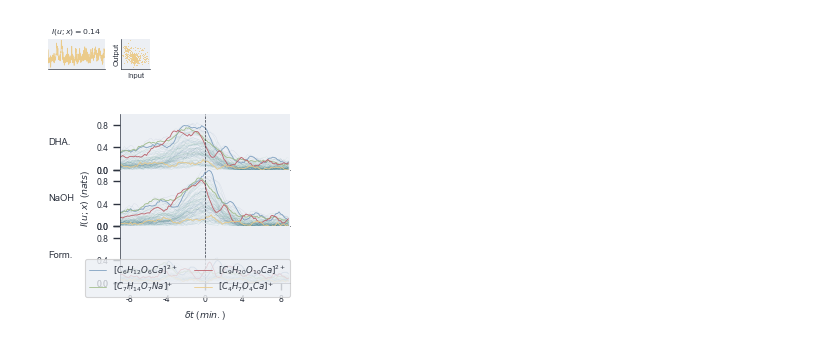
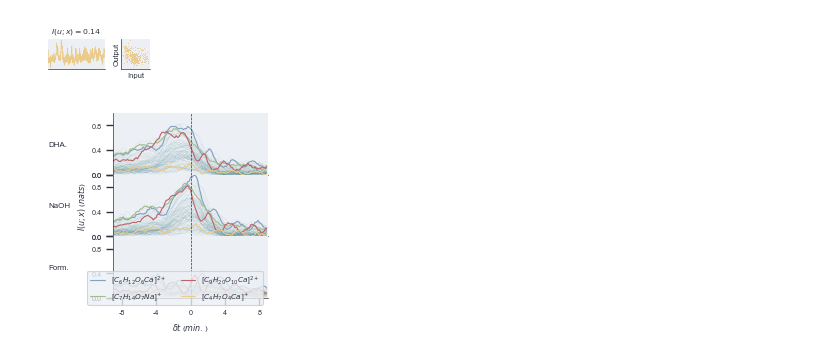
Before and after one commit to huckgroup/Formose_reservoir_computation, a Jupyter notebook: analysis/mutual_information.ipynb, the cells around one changed output. Cells and saved outputs as stored; diff of their text form; code cells hidden in the pictures.

Commit message:
adjust mutual information figure size

```diff
--- a/analysis/mutual_information.ipynb
+++ b/analysis/mutual_information.ipynb
@@ -253,50 +253,64 @@ df_dmi_lorenz_dha = pd.DataFrame(df_dmi_lorenz_dha, columns=X_lorenz_shift.colum
 df_dmi_lorenz_NaOH = pd.DataFrame(df_dmi_lorenz_NaOH, columns=X_lorenz_shift.columns, index= dt_range)
 df_dmi_lorenz_form = pd.DataFrame(df_dmi_lorenz_form, columns=X_lorenz_shift.columns, index= dt_range)
 # %%
+import seaborn as sns; sns.set_theme(style='ticks', context='paper', font_scale=0.6,
+rc={
+    "axes.linewidth": 0.5,
+    'axes.facecolor':'#eceff4',
+    'axes.edgecolor':'#2e3440',
+    'axes.labelcolor':'#2e3440',
+    'text.color': '#2e3440',
+    'xtick.color': '#2e3440',
+    'ytick.color': '#2e3440',
+    'font.family': 'Arial',
+    'svg.fonttype': 'none',
+    })
+sns.set_palette(nord_palette)
+
 with sns.color_palette("crest", n_colors=16):
 
-    fig, axes = plt.subplots(3, 1, figsize=(2.2,2.2),
+    fig, axes = plt.subplots(3, 1, figsize=(2.0,2.4),
     sharex=True, sharey=True)
     fig.subplots_adjust(hspace=0.0)
 
     axes[0].plot(dt_range, df_dmi_lorenz_dha.values[:, ~(df_dmi_lorenz_dha.values < 0.1).all(axis=0)], alpha=0.3, lw=0.1)
     axes[1].plot(dt_range, df_dmi_lorenz_NaOH.values[:, ~(df_dmi_lorenz_NaOH.values < 0.1).all(axis=0)], alpha=0.3, lw=0.1)
     axes[2].plot(dt_range, df_dmi_lorenz_form.values[:, ~(df_dmi_lorenz_form.values < 0.1).all(axis=0)], alpha=0.3, lw=0.1)
 
-    axes[0].plot(dt_range, df_dmi_lorenz_dha[["C6_Ca_I1"]].values, c='C7', label='C6_Ca_I1', lw=0.6)
-    axes[0].plot(dt_range, df_dmi_lorenz_dha[["C7_Na_I3"]].values, c='C3', label='C7_Na_I3', lw=0.6)
-    axes[0].plot(dt_range, df_dmi_lorenz_dha[["C9+H2O_Ca_2p_I2"]].values, c='C0', label='C9+H2O_Ca_2p_I2', lw=0.6)
-    axes[0].plot(dt_range, df_dmi_lorenz_dha[["C4_Ca_I1"]].values, c='C2', label='C4_Ca_I1', lw=0.6)
+    axes[0].plot(dt_range, df_dmi_lorenz_dha[["C6_Ca_I1"]].values, c='C7', label='C6_Ca_I1', lw=0.8)
+    axes[0].plot(dt_range, df_dmi_lorenz_dha[["C7_Na_I3"]].values, c='C3', label='C7_Na_I3', lw=0.8)
+    axes[0].plot(dt_range, df_dmi_lorenz_dha[["C9+H2O_Ca_2p_I2"]].values, c='C0', label='C9+H2O_Ca_2p_I2', lw=0.8)
+    axes[0].plot(dt_range, df_dmi_lorenz_dha[["C4_Ca_I1"]].values, c='C2', label='C4_Ca_I1', lw=0.8)
 
-    axes[1].plot(dt_range, df_dmi_lorenz_NaOH[["C6_Ca_I1"]].values, c='C7', label='"C6_Ca_I1"', lw=0.6)
-    axes[1].plot(dt_range, df_dmi_lorenz_NaOH[["C7_Na_I3"]].values, c='C3', label='"C7_Na_I3"', lw=0.6)
-    axes[1].plot(dt_range, df_dmi_lorenz_NaOH[["C9+H2O_Ca_2p_I2"]].values, c='C0', label='"C9+H2O_Ca_2p_I2"', lw=0.6)
-    axes[1].plot(dt_range, df_dmi_lorenz_NaOH[["C4_Ca_I1"]].values, c='C2', label='"C4_Ca_I1"', lw=0.6)
+    axes[1].plot(dt_range, df_dmi_lorenz_NaOH[["C6_Ca_I1"]].values, c='C7', label='"C6_Ca_I1"', lw=0.8)
+    axes[1].plot(dt_range, df_dmi_lorenz_NaOH[["C7_Na_I3"]].values, c='C3', label='"C7_Na_I3"', lw=0.8)
+    axes[1].plot(dt_range, df_dmi_lorenz_NaOH[["C9+H2O_Ca_2p_I2"]].values, c='C0', label='"C9+H2O_Ca_2p_I2"', lw=0.8)
+    axes[1].plot(dt_range, df_dmi_lorenz_NaOH[["C4_Ca_I1"]].values, c='C2', label='"C4_Ca_I1"', lw=0.8)
 
-    axes[2].plot(dt_range, df_dmi_lorenz_form[['C6_Ca_I1']].values, c='C7', label=r'$[C_{6}H_{12}O_{6}Ca]^{2+}$', lw=0.6)
-    axes[2].plot(dt_range, df_dmi_lorenz_form[['C7_Na_I3']].values, c='C3', label=r'$[C_{7}H_{14}O_{7}Na]^{+}$', lw=0.6)
-    axes[2].plot(dt_range, df_dmi_lorenz_form[['C9+H2O_Ca_2p_I2']].values, c='C0', label=r'$[C_{9}H_{20}O_{10}Ca]^{2+}$', lw=0.6)
-    axes[2].plot(dt_range, df_dmi_lorenz_form[['C4_Ca_I1']].values, c='C2', label=r'$[C_{4}H_{7}O_{4}Ca]^{+}$', lw=0.6)
+    axes[2].plot(dt_range, df_dmi_lorenz_form[['C6_Ca_I1']].values, c='C7', label=r'$[C_{6}H_{12}O_{6}Ca]^{2+}$', lw=0.8)
+    axes[2].plot(dt_range, df_dmi_lorenz_form[['C7_Na_I3']].values, c='C3', label=r'$[C_{7}H_{14}O_{7}Na]^{+}$', lw=0.8)
+    axes[2].plot(dt_range, df_dmi_lorenz_form[['C9+H2O_Ca_2p_I2']].values, c='C0', label=r'$[C_{9}H_{20}O_{10}Ca]^{2+}$', lw=0.8)
+    axes[2].plot(dt_range, df_dmi_lorenz_form[['C4_Ca_I1']].values, c='C2', label=r'$[C_{4}H_{7}O_{4}Ca]^{+}$', lw=0.8)
 
 axes[2].set_ylim(0, 1.0)
 axes[2].set_xlabel(r"$\delta t$ ($min.$)")
 axes[1].set_ylabel(r"$I(u;x)$ ($nats$)")
 
 axes[0].text(-0.42, 0.5, "DHA.", transform=axes[0].transAxes, va='center')
 axes[1].text(-0.42, 0.5, "NaOH", transform=axes[1].transAxes, va='center')
 axes[2].text(-0.42, 0.5, "Form.", transform=axes[2].transAxes, va='center')
 
 axes[1].yaxis.set_label_coords(-0.16, 0.5)
 
 axes[2].legend(ncol=2, loc='upper center', bbox_to_anchor=(0.4, 0.5))
 axes[2].set_xlim(-540, 540)
 axes[2].set_xticks([-480, -240, 0, 240, 480], [-8, -4, 0, 4, 8])
 axes[0].set_yticks([0,0, 0.4, 0.8,])
 axes[0].axvline(0, color='C9', lw=0.5, ls='dashed')
 axes[1].axvline(0, color='C9', lw=0.5, ls='dashed')
 axes[2].axvline(0, color='C9', lw=0.5, ls='dashed')
 sns.despine()
 save_plot("mi_results")
 plt.show()
 # %% [output]
-[figure, old version]
+[figure, new version]
```
Also changed, not shown: 2 other files.
